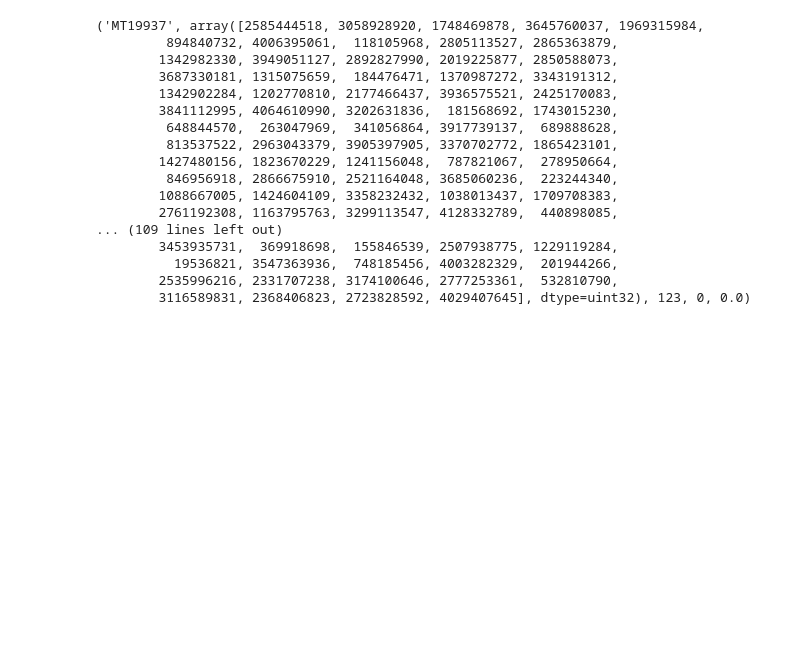
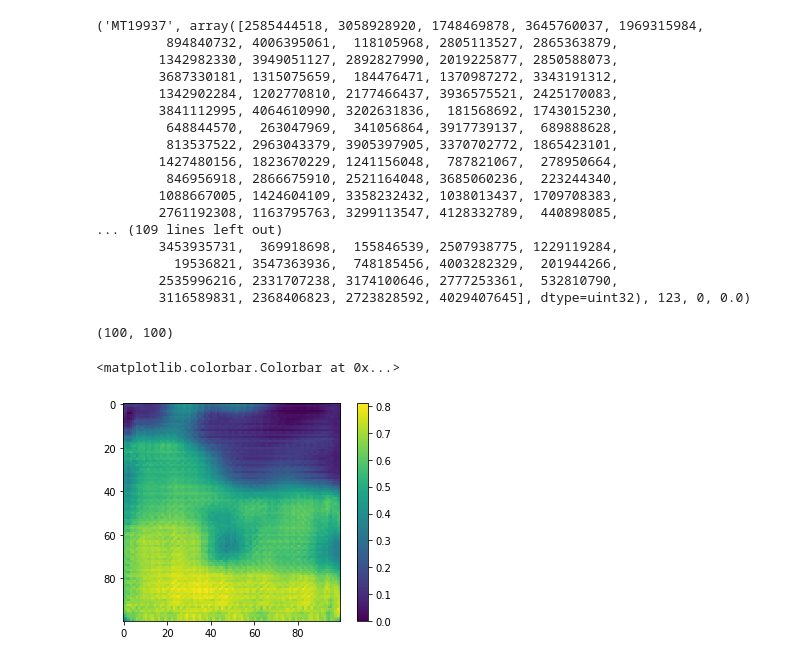
Before and after one commit to geohackweek/ghw2019_deepstac, a Jupyter notebook: notebooks/jag/03_keras_dos_modelos.ipynb, the cells around one changed output. Cells and saved outputs as stored; diff of their text form; code cells hidden in the pictures; blank space fills up the shorter version.

Commit message:
plot examples.

```diff
--- a/notebooks/jag/03_keras_dos_modelos.ipynb
+++ b/notebooks/jag/03_keras_dos_modelos.ipynb
@@ -575,3 +595,17 @@ st0
           19536821, 3547363936,  748185456, 4003282329,  201944266,
         2535996216, 2331707238, 3174100646, 2777253361,  532810790,
         3116589831, 2368406823, 2723828592, 4029407645], dtype=uint32), 123, 0, 0.0)
+# %%
+sample = 55
+out_sample = model.predict(np.expand_dims(Xout['test'][sample,:,:,:], axis=0)).squeeze(axis=0).squeeze(axis=-1)
+out_sample = np.where(out_sample<0, 0, out_sample)
+# %%
+out_sample.shape
+# %% [output]
+(100, 100)
+# %%
+plt.imshow(out_sample)
+plt.colorbar()
+# %% [output]
+<matplotlib.colorbar.Colorbar at 0x...>
+[figure, added]
```
Also changed, not shown: parts of 6 cells of this notebook, 4 other files.
